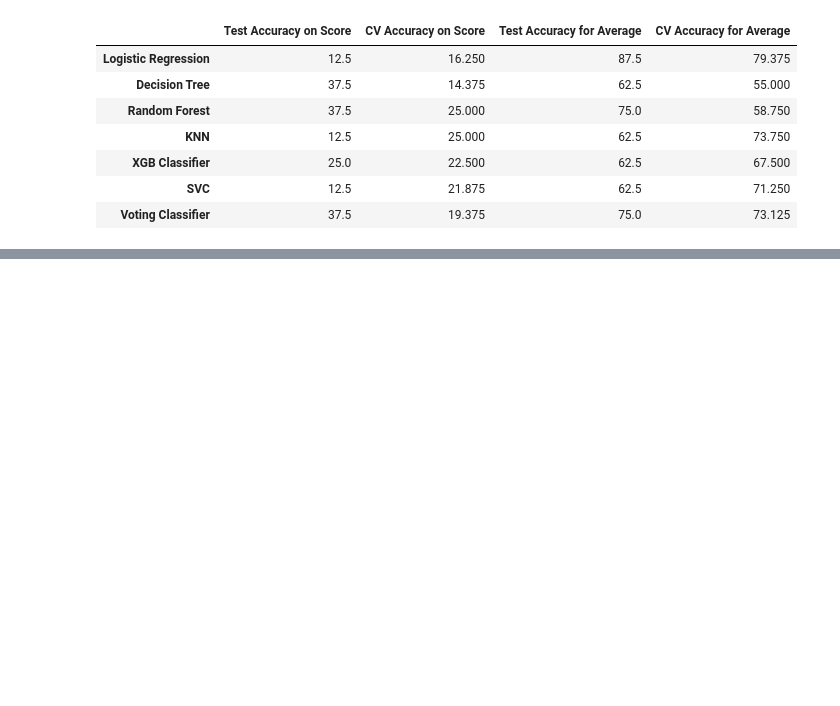
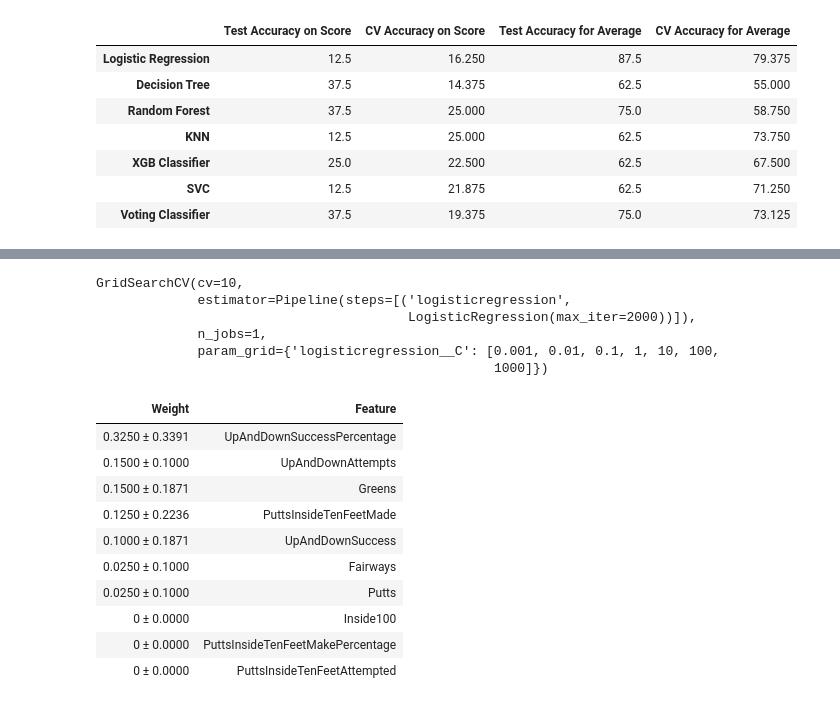
Before and after one commit to jreckin/FunAnalyticalStuff, a Jupyter notebook: golf_scores.ipynb, the cells around one changed output, grey strips where cells are left out. Drawn from its saved outputs; the diff is of its cells as text; code cells hidden in the pictures; blank space fills up the shorter version.

```diff
--- a/golf_scores.ipynb
+++ b/golf_scores.ipynb
@@ -1012,6 +737,14 @@ import pickle
 with open("model.golf", 'wb') as f_out:
     pickle.dump(lr, f_out)
     f_out.close()
-# %%
-with open('model.golf', 'rb') as f_in:
-    model = pickle.load(f_in)
+# %%
+from sklearn.pipeline import make_pipeline
+
+pipelines = {
+    'lr':make_pipeline(LogisticRegression(max_iter = 2000)), 'dt':make_pipeline(tree.DecisionTreeClassifier(random_state = 1)),
+    'knn':make_pipeline(KNeighborsClassifier()),
+    'rf':make_pipeline(RandomForestClassifier(n_estimators = 500, random_state = 1)),
+    'svc':make_pipeline(SVC(probability = True)),
+    'xgb':make_pipeline(XGBClassifier(random_state = 1)),
+    'voting_clf':make_pipeline(VotingClassifier(estimators = [('lr', lr), ('dt', dt), ('knn', knn), ('rf', rf), ('svc', svc), ('xgb', xgb)], voting = 'hard'))
+}
@@ -1017,0 +798,13 @@ with open('model.golf', 'rb') as f_in:
+# %%
+from sklearn.exceptions import NotFittedError
+
+fit_models = {}
+for algo, pipeline in pipelines.items():
+    model = GridSearchCV(pipeline, hypergrid[algo], cv=10, n_jobs=1)
+    try:
+        print('Starting training for {}.'.format(algo))
+        model.fit(train_X, train_y)
+        fit_models[algo] = model
+        print('{} has been successfully fit.'.format(algo))
+    except NotFittedError as e:
+        print(repr(e))
@@ -1017,0 +842,28 @@ with open('model.golf', 'rb') as f_in:
+# %%
+best_model = fit_models['lr']
+second_best = fit_models ['rf']
+# %%
+best_model
+# %% [output]
+GridSearchCV(cv=10,
+             estimator=Pipeline(steps=[('logisticregression',
+                                        LogisticRegression(max_iter=2000))]),
+             n_jobs=1,
+             param_grid={'logisticregression__C': [0.001, 0.01, 0.1, 1, 10, 100,
+                                                   1000]})
+# %%
+best_model.fit(train_X, train_y)
+perm = PermutationImportance(best_model, random_state = 1).fit(val_X, val_y)
+eli5.show_weights(perm, feature_names = val_X.columns.tolist())
+# %% [output]
+| Weight | Feature |
+| 0.3250 ± 0.3391 | UpAndDownSuccessPercentage |
+| 0.1500 ± 0.1000 | UpAndDownAttempts |
+| 0.1500 ± 0.1871 | Greens |
+| 0.1250 ± 0.2236 | PuttsInsideTenFeetMade |
+| 0.1000 ± 0.1871 | UpAndDownSuccess |
+| 0.0250 ± 0.1000 | Fairways |
+| 0.0250 ± 0.1000 | Putts |
+| 0 ± 0.0000 | Inside100 |
+| 0 ± 0.0000 | PuttsInsideTenFeetMakePercentage |
+| 0 ± 0.0000 | PuttsInsideTenFeetAttempted |
```
Also changed, not shown: parts of 31 cells of this notebook, 3 other files.
